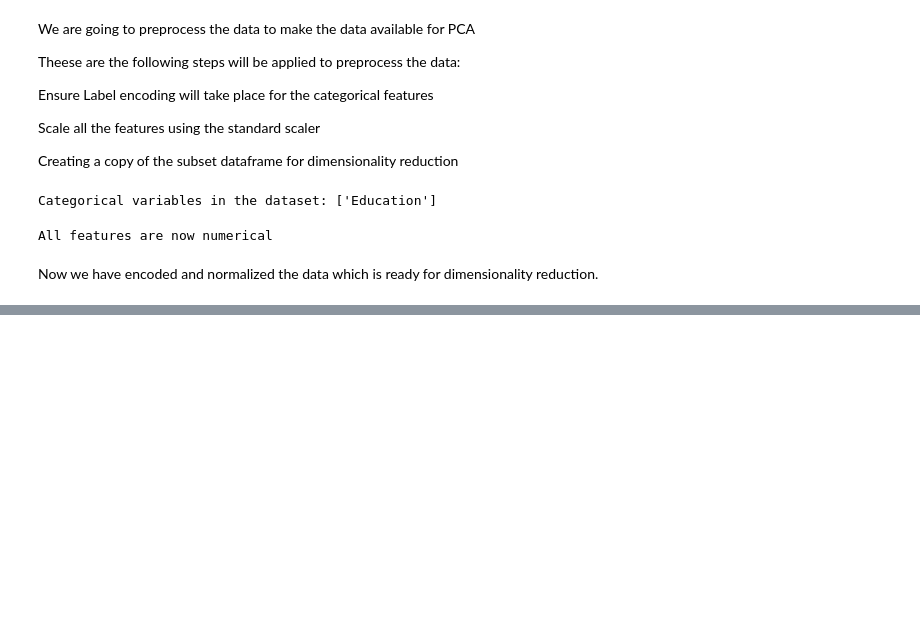
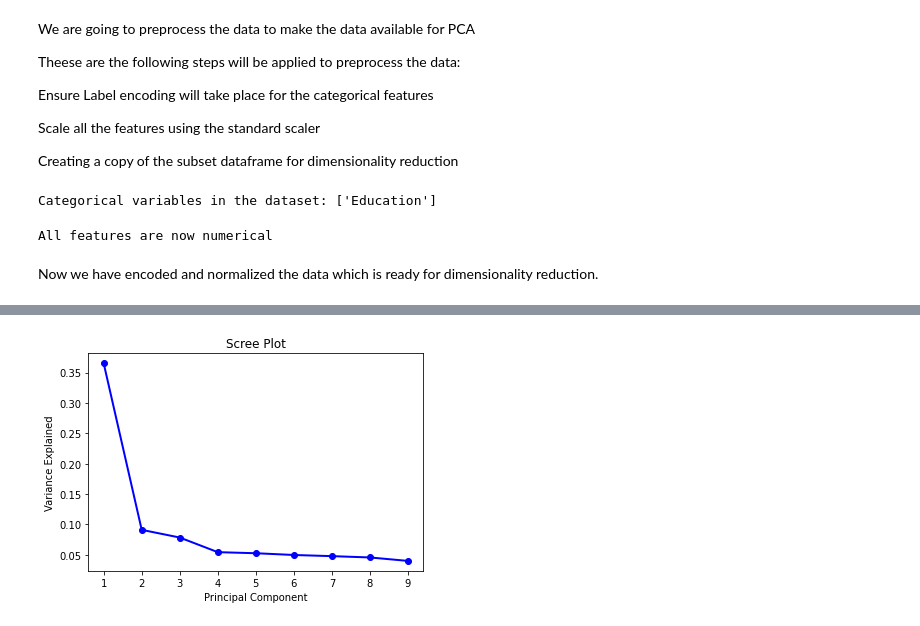
Before and after one commit to KittuPatel/CustomerPersonalityAnalysis, a Jupyter notebook: CustomerPersonalityAnalysis.ipynb, the cells around one changed output, grey strips where cells are left out. Saved outputs shown, nothing was run; the diff lists cells and outputs as text; code cells hidden in the pictures; blank space fills up the shorter version.

```diff
--- a/CustomerPersonalityAnalysis.ipynb
+++ b/CustomerPersonalityAnalysis.ipynb
@@ -371,0 +405,11 @@ cpa = cpa.drop(to_drop, axis=1)
+# %%
+pca = PCA(n_components=9)
+
+#transform
+cpa_pca_transformed = pca.fit_transform(cpa_copy)
+
+#gconverting to dataframe
+cpa_pca= pd.DataFrame(data =  cpa_pca_transformed)
+
+# print the component data
+cpa_pca
@@ -371,0 +430,9 @@ cpa = cpa.drop(to_drop, axis=1)
+# %%
+pca_values = np.arange(pca.n_components_) + 1
+plot.plot(pca_values, pca.explained_variance_ratio_, 'o-', linewidth=2, color='blue')
+plot.title('Scree Plot')
+plot.xlabel('Principal Component')
+plot.ylabel('Variance Explained')
+plot.show()
+# %% [output]
+[figure, added]
```
Also changed, not shown: parts of 11 cells of this notebook.
